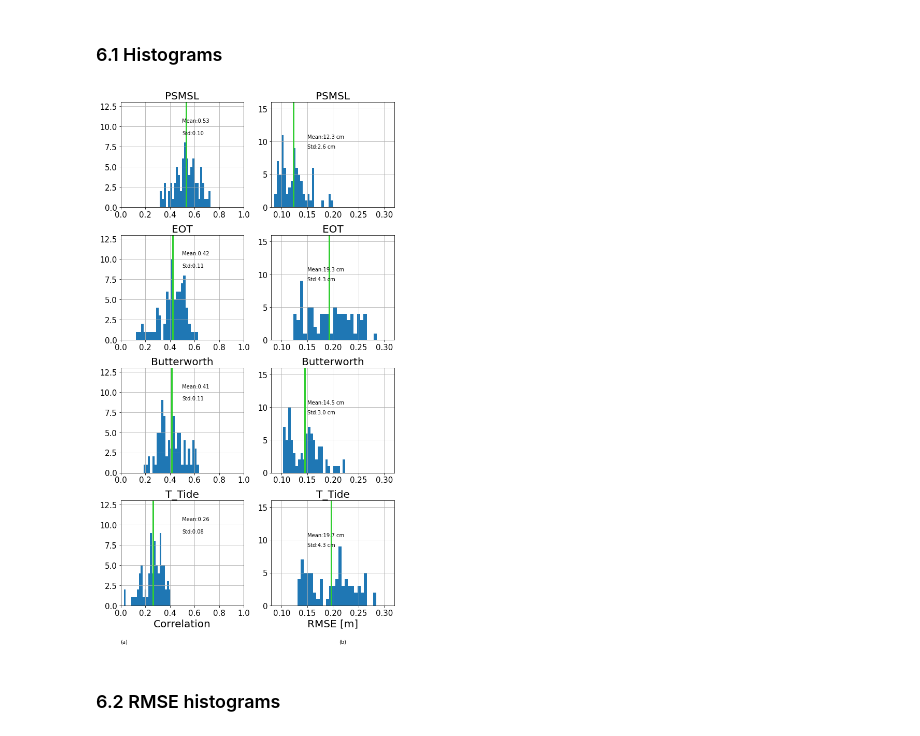
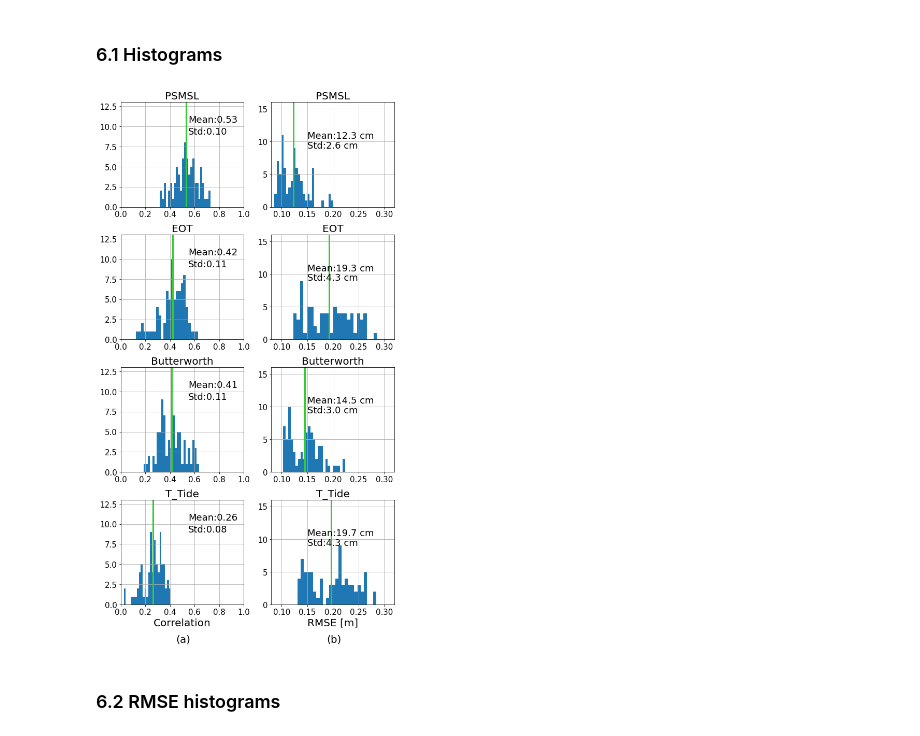
Before and after one commit to 3enedix/P1-data-combination-code, a Jupyter notebook: compare_altimetry_vs_TG.ipynb, the cells around one changed output. Saved outputs shown, nothing was run; the diff lists cells and outputs as text; code cells hidden in the pictures.

```diff
--- a/compare_altimetry_vs_TG.ipynb
+++ b/compare_altimetry_vs_TG.ipynb
@@ -650,43 +653,45 @@ trend_diff_ttide = cell_stats['alt_trend'] - trend_ttide
 # %% [markdown]
 ### 6.1 Histograms
 # %%
+fs1 = 18
+fs2 = 20
 def plot_hist_corr(nr, chess_corr_data, title=''):
     axs[nr].hist(chess_corr_data, bins=25)
     axs[nr].set_title(title)
-    axs[nr].text(0.5,10.5,'Mean:'+str("%.2f" % round(statistics.fmean(chess_corr_data),2)))
-    axs[nr].text(0.5,9.0,'Std:'+str("%.2f" % round(statistics.stdev(chess_corr_data),2)))
+    axs[nr].text(0.55,10.5,'Mean:'+str("%.2f" % round(statistics.fmean(chess_corr_data),2)), fontsize=fs1)
+    axs[nr].text(0.55,9.0,'Std:'+str("%.2f" % round(statistics.stdev(chess_corr_data),2)), fontsize=fs1)
     axs[nr].axvline(statistics.fmean(chess_corr_data), c='limegreen', linewidth=3)
     axs[nr].set_xlim(0,1)
     axs[nr].set_ylim(0,13)
     axs[nr].grid()
 def plot_hist_rmse(nr, chess_corr_data, title=''):
     axs[nr].hist(chess_corr_data, bins=25)
     axs[nr].set_title(title)
-    axs[nr].text(0.15,10.5,'Mean:'+str("%.1f" % round(statistics.fmean(chess_corr_data)*100,2))+' cm')
-    axs[nr].text(0.15,9.0,'Std:'+str("%.1f" % round(statistics.stdev(chess_corr_data)*100,2))+' cm')
+    axs[nr].text(0.15,10.5,'Mean:'+str("%.1f" % round(statistics.fmean(chess_corr_data)*100,2))+' cm', fontsize=fs1)
+    axs[nr].text(0.15,9.0,'Std:'+str("%.1f" % round(statistics.stdev(chess_corr_data)*100,2))+' cm', fontsize=fs1)
     axs[nr].axvline(statistics.fmean(chess_corr_data), c='limegreen', linewidth=3)
     axs[nr].set_xlim(0.08,0.32)
     axs[nr].set_ylim(0,16)
     axs[nr].grid()
 
 fig, axs = plt.subplots(4,2,figsize=(8,15))
 plot_hist_corr((0,0), cell_stats['R_psmsl'], title='PSMSL')
 plot_hist_corr((1,0), cell_stats['R_eot'], title='EOT')
 plot_hist_corr((2,0), cell_stats['R_filt'], title='Butterworth')
 plot_hist_corr((3,0), cell_stats['R_ttide'], title='T_Tide')
 plot_hist_rmse((0,1), cell_stats['RMSE_psmsl'], title='PSMSL')
 plot_hist_rmse((1,1), cell_stats['RMSE_eot'], title='EOT')
 plot_hist_rmse((2,1), cell_stats['RMSE_filt'], title='Butterworth')
 plot_hist_rmse((3,1), cell_stats['RMSE_ttide'], title='T_Tide')
 
 axs[3,0].set_xlabel('Correlation')
-axs[3,0].text(0, -.36, '(a)', transform=axs[3,0].transAxes)
+axs[3,0].text(.45, -.36, '(a)', transform=axs[3,0].transAxes, fontsize=fs2)
 axs[3,1].set_xlabel('RMSE [m]')
-axs[3,1].text(.55, -.36, '(b)', transform=axs[3,1].transAxes)
+axs[3,1].text(.45, -.36, '(b)', transform=axs[3,1].transAxes, fontsize=fs2)
 fig.tight_layout()
-plt.savefig('../../99_plot_dump/hist_corr_rmse.png', dpi=dpi, bbox_inches='tight')
+plt.savefig('../99_plot_dump/hist_corr_rmse.png', dpi=dpi, bbox_inches='tight')
 # %% [output]
-[figure, old version]
+[figure, new version]
 # %% [markdown]
 ### 6.2 RMSE histograms
 # %%
```
Also changed, not shown: parts of 7 cells of this notebook, 1 other file.
